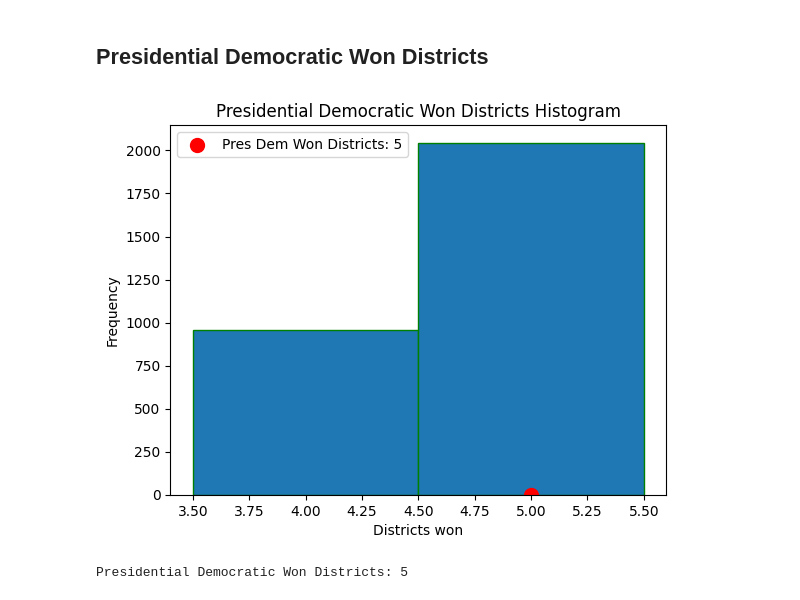
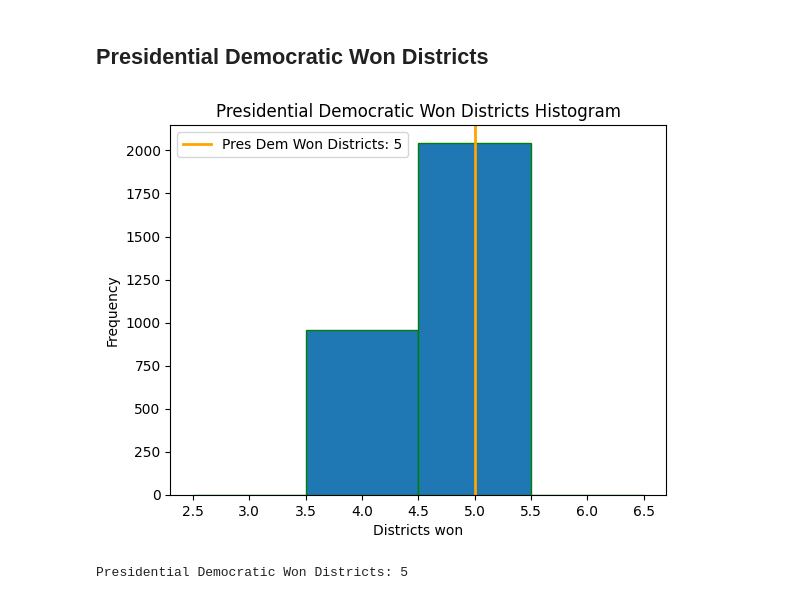
Before and after one commit to blaydeomura/AI_for_redistricting_final_project, a Jupyter notebook: CT_final_outlier_analysis.ipynb, the cells around one changed output. Saved outputs shown, nothing was run; the diff lists cells and outputs as text; code cells hidden in the pictures.

Commit message:
Updated histograms to correct bin size

```diff
--- a/CT_final_outlier_analysis.ipynb
+++ b/CT_final_outlier_analysis.ipynb
@@ -392,21 +397,18 @@ pres_dem_won_districts_plot = initial_partition["PRES16"].wins("Democratic")
 # %%
 # Plot our histogram
 plt.figure()
-min_val = int(min(pres_dem_won_districts)) # Max value for bin size
-max_val = int(max(pres_dem_won_districts)) # Min value for bin size
-bins = np.arange(min_val - 0.5, max_val + 1.5, 1) # Center the bins
-plt.hist(pres_dem_won_districts, bins=bins, edgecolor = "green", align='mid')
+bins = [2.5, 3.5, 4.5, 5.5, 6.5]
+plt.hist(pres_dem_won_districts, bins, edgecolor = "green", align='mid')
 plt.title('Presidential Democratic Won Districts Histogram')
 plt.xlabel('Districts won')
 plt.ylabel('Frequency')
 
-# Scatter plot won districts
-plt.scatter([pres_dem_won_districts_plot], [0], color='red', s=100, label=f'Pres Dem Won Districts: {pres_dem_won_districts_plot:}')  # s is the size of the dot
+# Line plot won districts
+plt.axvline(x=pres_dem_won_districts_plot, color='orange', label=f'Pres Dem Won Districts: {pres_dem_won_districts_plot:}', linewidth=2) # sets the veritcal line
 plt.legend()  # Show legend with the label of scatter
-
 plt.show()
 # %% [output]
-[figure, old version]
+[figure, new version]
 # %%
 print(f"Presidential Democratic Won Districts: {pres_dem_won_districts_plot}")
 # %% [output]
```
Also changed, not shown: parts of 10 cells of this notebook.
